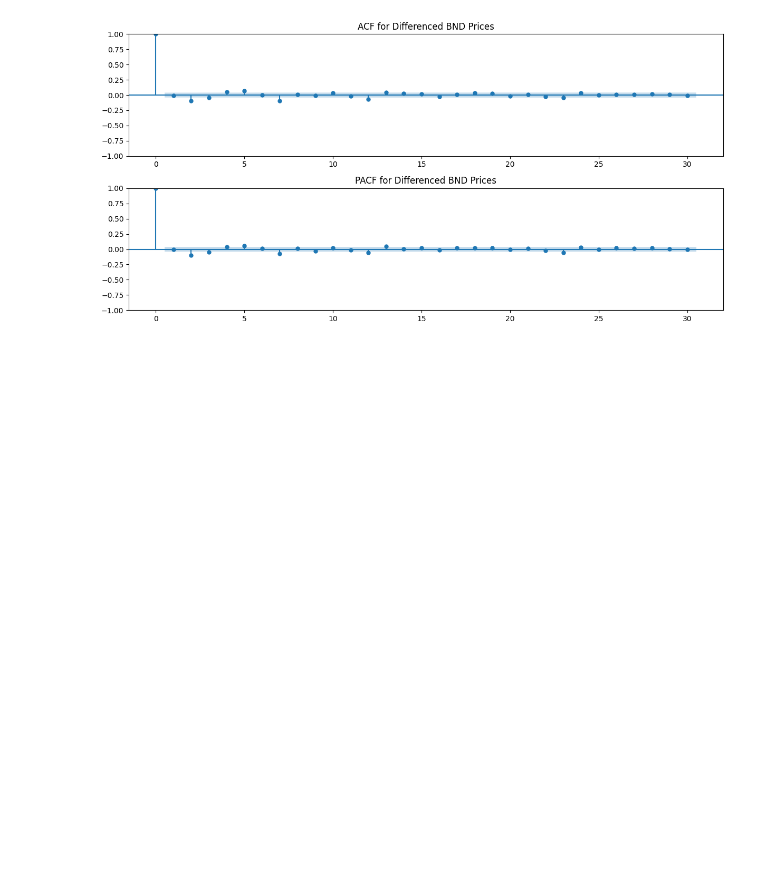
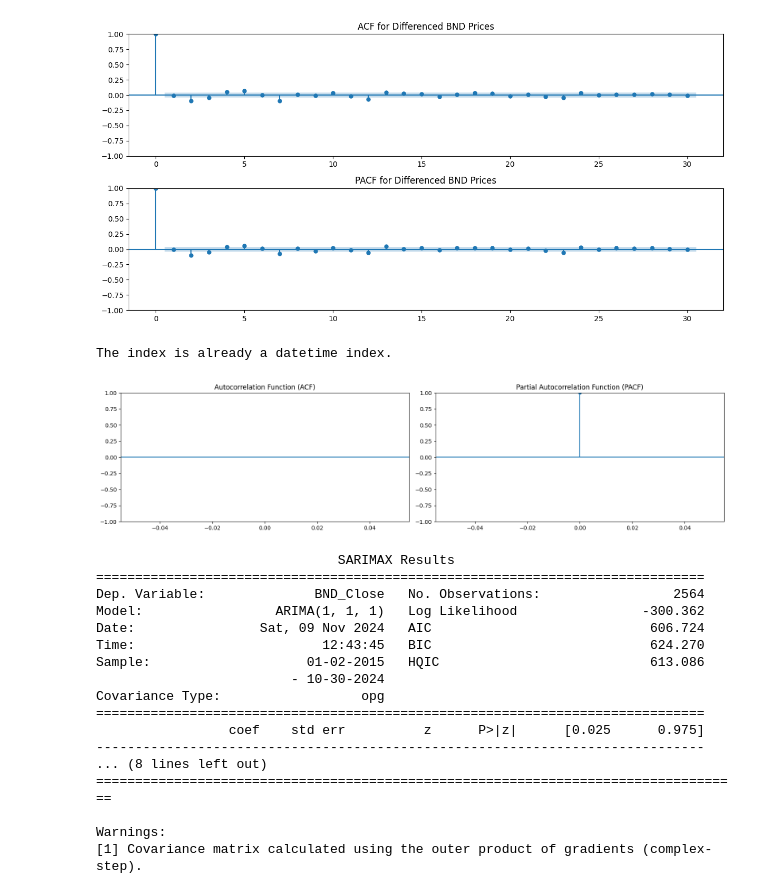
Before and after one commit to Wbam/Week-11, a Jupyter notebook: notebooks/TaForecast_Future_Market_Trends.ipynb, the cells around one changed output. Saved outputs shown, nothing was run; the diff lists cells and outputs as text; code cells hidden in the pictures; blank space fills up the shorter version.

Commit message:
visual forcast

```diff
--- a/notebooks/TaForecast_Future_Market_Trends.ipynb
+++ b/notebooks/TaForecast_Future_Market_Trends.ipynb
@@ -67,3 +67,57 @@ plt.tight_layout()
 plt.show()
 # %% [output]
 [figure]
+# %%
+import statsmodels.api as sm
+
+# Step 5: Forecasting the Next 10 Days
+
+if 'Date' in df.columns:
+
+    df['Date'] = pd.to_datetime(df['Date'])
+
+    df.set_index('Date', inplace=True)
+
+if isinstance(df.index, pd.DatetimeIndex):
+    print("The index is already a datetime index.")
+
+df = df.asfreq('B')
+
+fig, ax = plt.subplots(1, 2, figsize=(16, 4))
+
+plot_acf(df['BND_Close'], ax=ax[0])
+ax[0].set_title('Autocorrelation Function (ACF)')
+
+plot_pacf(df['BND_Close'], ax=ax[1])
+ax[1].set_title('Partial Autocorrelation Function (PACF)')
+
+plt.tight_layout()
+plt.show()
+
+
+# Fit the ARIMA model (adjust p, d, q as per the ACF/PACF analysis)
+model = sm.tsa.ARIMA(df['BND_Close'], order=(1, 1, 1))  # Example: ARIMA(1, 1, 1)
+model_fit = model.fit()
+
+# Print model summary to check coefficients, p-values, AIC, BIC, etc.
+print(model_fit.summary())
+# %% [output]
+The index is already a datetime index.
+[figure, added]
+                               SARIMAX Results
+==============================================================================
+Dep. Variable:              BND_Close   No. Observations:                 2564
+Model:                 ARIMA(1, 1, 1)   Log Likelihood                -300.362
+Date:                Sat, 09 Nov 2024   AIC                            606.724
+Time:                        12:43:45   BIC                            624.270
+Sample:                    01-02-2015   HQIC                           613.086
+                         - 10-30-2024
+Covariance Type:                  opg
+==============================================================================
+                 coef    std err          z      P>|z|      [0.025      0.975]
+------------------------------------------------------------------------------
+... (8 lines left out)
+===================================================================================
+
+Warnings:
+[1] Covariance matrix calculated using the outer product of gradients (complex-step).
```
Also changed, not shown: parts of 1 cell of this notebook.
